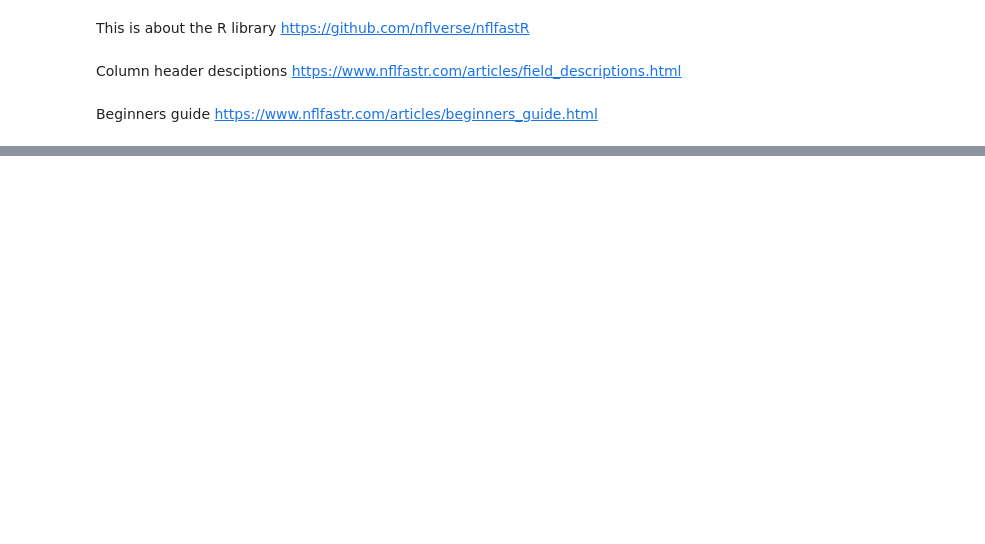
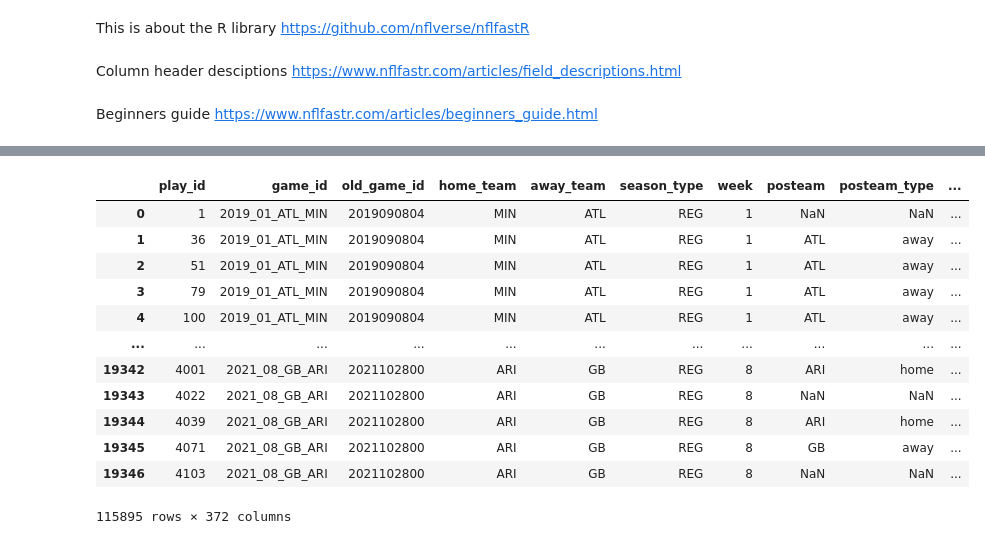
Before and after one commit to garyp51/nfl_exploration, a Jupyter notebook: Nflfastpy.ipynb, the cells around one changed output, grey strips where cells are left out. Drawn from its saved outputs; the diff is of its cells as text; code cells hidden in the pictures; blank space fills up the shorter version.

```diff
--- a/Nflfastpy.ipynb
+++ b/Nflfastpy.ipynb
@@ -27 +17,25 @@ df
+# %%
+'''Read in multiple years, set range to the years you want and it will create a full dataframe'''
+
+years = range(2019, 2022)
+df = []
+for year in years:
+    df_year = nflfastpy.load_pbp_data(year=year)
+    df.append(df_year)
+df = pd.concat(df)
+df
+# %% [output]
+|  | play_id | game_id | old_game_id | home_team | away_team | season_type | week | posteam | posteam_type | ... |
+| 0 | 1 | 2019_01_ATL_MIN | 2019090804 | MIN | ATL | REG | 1 | NaN | NaN | ... |
+| 1 | 36 | 2019_01_ATL_MIN | 2019090804 | MIN | ATL | REG | 1 | ATL | away | ... |
+| 2 | 51 | 2019_01_ATL_MIN | 2019090804 | MIN | ATL | REG | 1 | ATL | away | ... |
+| 3 | 79 | 2019_01_ATL_MIN | 2019090804 | MIN | ATL | REG | 1 | ATL | away | ... |
+| 4 | 100 | 2019_01_ATL_MIN | 2019090804 | MIN | ATL | REG | 1 | ATL | away | ... |
+| ... | ... | ... | ... | ... | ... | ... | ... | ... | ... | ... |
+| 19342 | 4001 | 2021_08_GB_ARI | 2021102800 | ARI | GB | REG | 8 | ARI | home | ... |
+| 19343 | 4022 | 2021_08_GB_ARI | 2021102800 | ARI | GB | REG | 8 | NaN | NaN | ... |
+| 19344 | 4039 | 2021_08_GB_ARI | 2021102800 | ARI | GB | REG | 8 | ARI | home | ... |
+| 19345 | 4071 | 2021_08_GB_ARI | 2021102800 | ARI | GB | REG | 8 | GB | away | ... |
+| 19346 | 4103 | 2021_08_GB_ARI | 2021102800 | ARI | GB | REG | 8 | NaN | NaN | ... |
+115895 rows × 372 columns
 # %%
```
Also changed, not shown: parts of 15 cells of this notebook.
